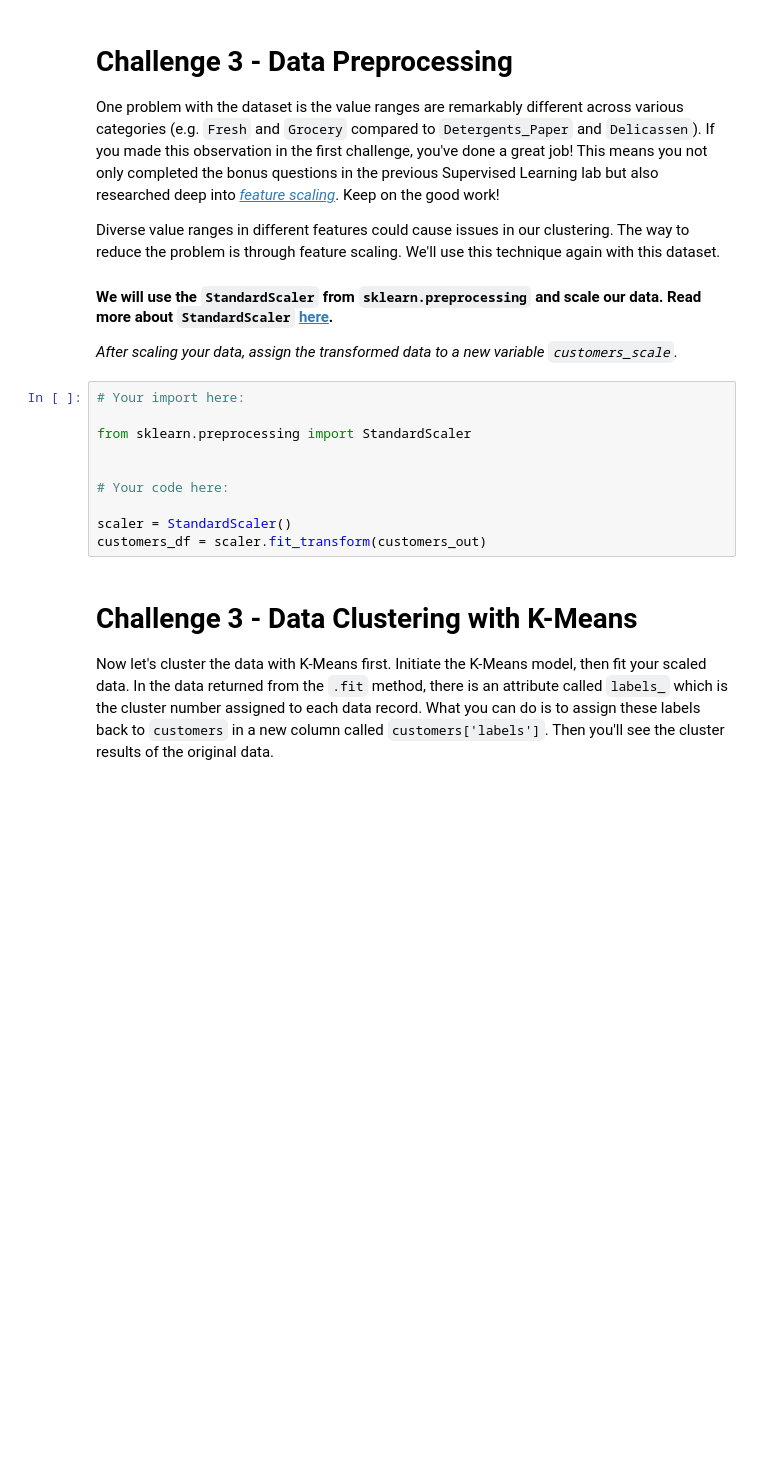
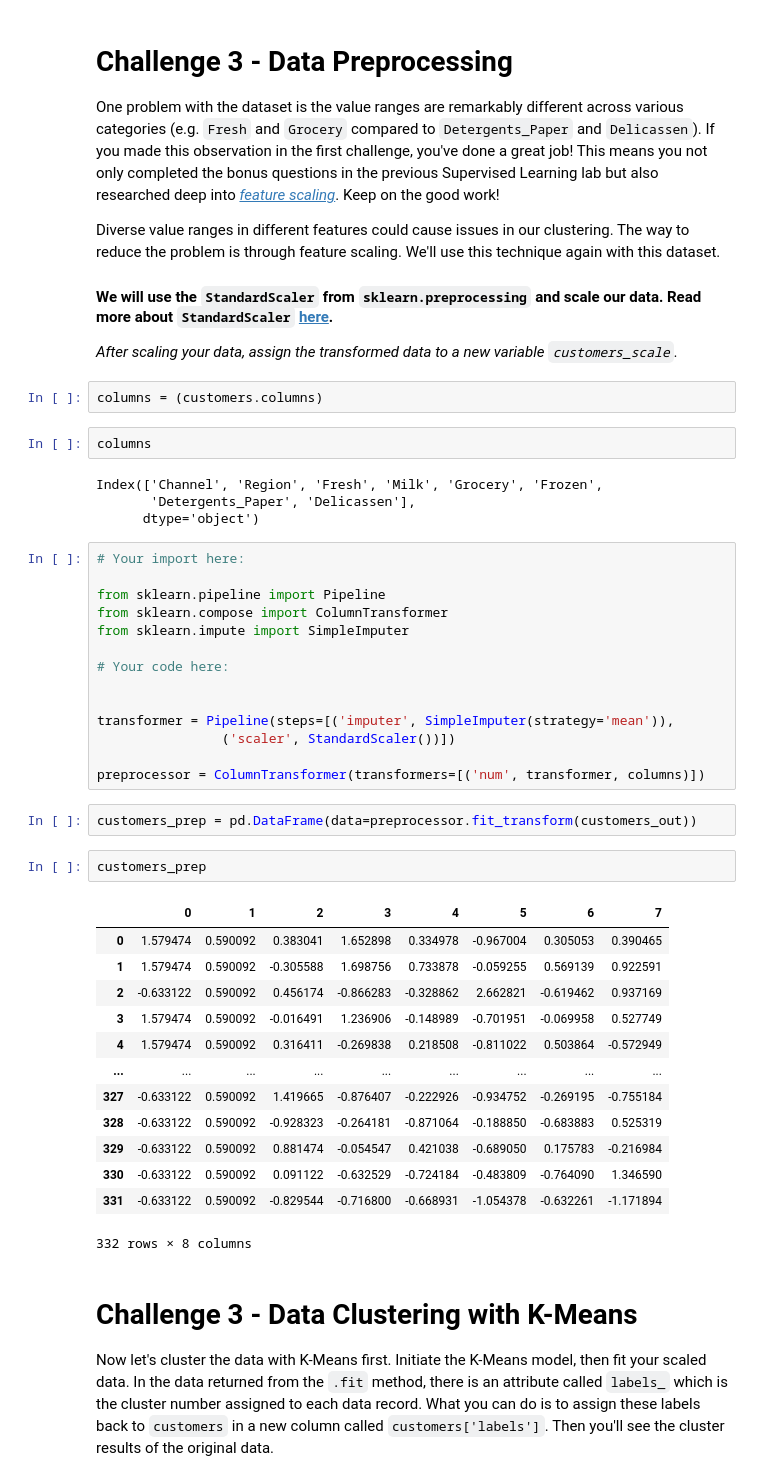
Before and after one commit to sbraca/dataptmad1019, a Jupyter notebook: module-3/lab-unsupervised-learning/your-code/main.ipynb, the cells around one changed output. Drawn from its saved outputs; the diff is of its cells as text; blank space fills up the shorter version.

```diff
--- a/module-3/lab-unsupervised-learning/your-code/main.ipynb
+++ b/module-3/lab-unsupervised-learning/your-code/main.ipynb
@@ -238,16 +238,46 @@ Diverse value ranges in different features could cause issues in our clustering.
 #### We will use the `StandardScaler` from `sklearn.preprocessing` and scale our data. Read more about `StandardScaler` [here](https://scikit-learn.org/stable/modules/generated/sklearn.preprocessing.StandardScaler.html#sklearn.preprocessing.StandardScaler).
 
 *After scaling your data, assign the transformed data to a new variable `customers_scale`.*
-# %%
-# Your import here:
-
-from sklearn.preprocessing import StandardScaler
-
-
-# Your code here:
-
-scaler = StandardScaler()
-customers_df = scaler.fit_transform(customers_out)
+# %%
+columns = (customers.columns)
+# %%
+columns
+# %% [output]
+Index(['Channel', 'Region', 'Fresh', 'Milk', 'Grocery', 'Frozen',
+       'Detergents_Paper', 'Delicassen'],
+      dtype='object')
+# %%
+# Your import here:
+
+from sklearn.pipeline import Pipeline
+from sklearn.compose import ColumnTransformer
+from sklearn.impute import SimpleImputer
+
+# Your code here:
+
+
+transformer = Pipeline(steps=[('imputer', SimpleImputer(strategy='mean')),
+                ('scaler', StandardScaler())])
+
+preprocessor = ColumnTransformer(transformers=[('num', transformer, columns)])
+# %%
+customers_prep = pd.DataFrame(data=preprocessor.fit_transform(customers_out))
+# %%
+customers_prep
+# %% [output]
+|  | 0 | 1 | 2 | 3 | 4 | 5 | 6 | 7 |
+| 0 | 1.579474 | 0.590092 | 0.383041 | 1.652898 | 0.334978 | -0.967004 | 0.305053 | 0.390465 |
+| 1 | 1.579474 | 0.590092 | -0.305588 | 1.698756 | 0.733878 | -0.059255 | 0.569139 | 0.922591 |
+| 2 | -0.633122 | 0.590092 | 0.456174 | -0.866283 | -0.328862 | 2.662821 | -0.619462 | 0.937169 |
+| 3 | 1.579474 | 0.590092 | -0.016491 | 1.236906 | -0.148989 | -0.701951 | -0.069958 | 0.527749 |
+| 4 | 1.579474 | 0.590092 | 0.316411 | -0.269838 | 0.218508 | -0.811022 | 0.503864 | -0.572949 |
+| ... | ... | ... | ... | ... | ... | ... | ... | ... |
+| 327 | -0.633122 | 0.590092 | 1.419665 | -0.876407 | -0.222926 | -0.934752 | -0.269195 | -0.755184 |
+| 328 | -0.633122 | 0.590092 | -0.928323 | -0.264181 | -0.871064 | -0.188850 | -0.683883 | 0.525319 |
+| 329 | -0.633122 | 0.590092 | 0.881474 | -0.054547 | 0.421038 | -0.689050 | 0.175783 | -0.216984 |
+| 330 | -0.633122 | 0.590092 | 0.091122 | -0.632529 | -0.724184 | -0.483809 | -0.764090 | 1.346590 |
+| 331 | -0.633122 | 0.590092 | -0.829544 | -0.716800 | -0.668931 | -1.054378 | -0.632261 | -1.171894 |
+332 rows × 8 columns
 # %% [markdown]
 # Challenge 3 - Data Clustering with K-Means
 
```
Also changed, not shown: parts of 12 cells of this notebook.
